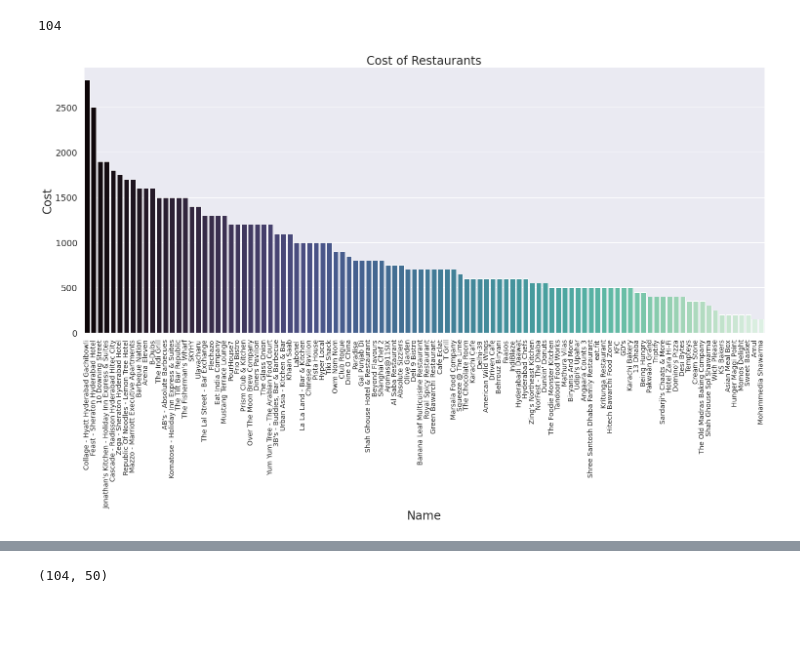
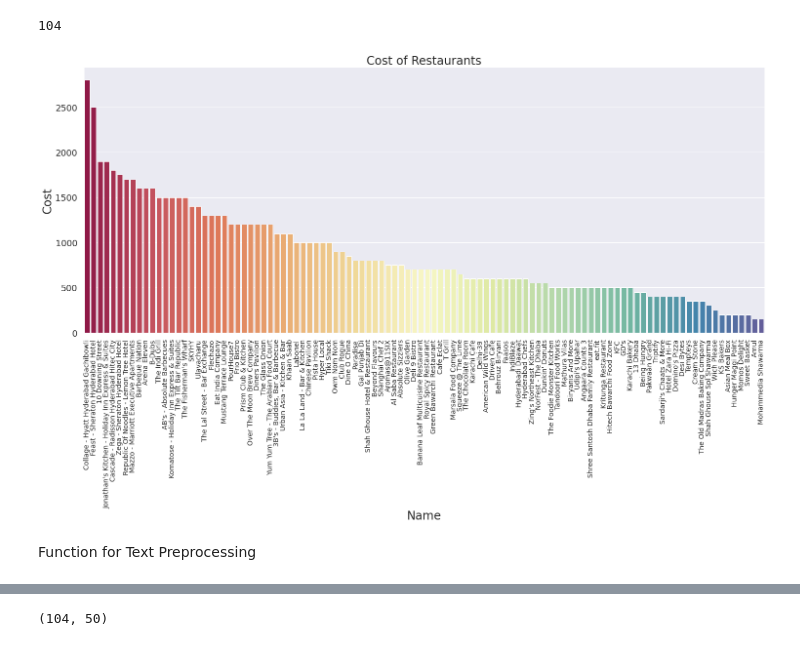
Before and after one commit to SethupathyM/Unsupervised_ML_Clustering_and_Sentiment_Analysis_Zomato_Restaurant, a Jupyter notebook: Zomato_Restaurant_Clustering_and_Sentiment_Analysis_.ipynb, the cells around one changed output, grey strips where cells are left out. Saved outputs shown, nothing was run; the diff lists cells and outputs as text; code cells hidden in the pictures; blank space fills up the shorter version.

```diff
--- a/Zomato_Restaurant_Clustering_and_Sentiment_Analysis_.ipynb
+++ b/Zomato_Restaurant_Clustering_and_Sentiment_Analysis_.ipynb
@@ -277,18 +277,20 @@ restaurant_cost.sort_values(by = 'Cost',ascending = False,inplace= True)
 # %%
 # Visualization of Restaurant names with respective cost
 plt.figure(figsize = (25, 10))
 sns.set(font_scale = 2)
-sns.barplot(data = restaurant_cost,x = restaurant_cost['Name'],y = restaurant_cost['Cost'],palette='mako')
+sns.barplot(data = restaurant_cost,x = restaurant_cost['Name'],y = restaurant_cost['Cost'],palette='Spectral')
 plt.title('Cost of Restaurants')
 plt.xticks(rotation = 90,fontsize = 14)
 plt.yticks(fontsize = 18)
 plt.show()
 # %% [output]
-[figure, old version]
+[figure, new version]
 # %%
 # Tokenizer
 tokenizer = Tokenizer(num_words="MAX_NB_WORDS")
 tokenizer.fit_on_texts(df[['Cuisines','Links','Timings']])
+# %% [markdown]
+Function for Text Preprocessing
 # %%
 # Functions
 def remove_non_ascii(words):
```
Also changed, not shown: parts of 28 cells of this notebook.
